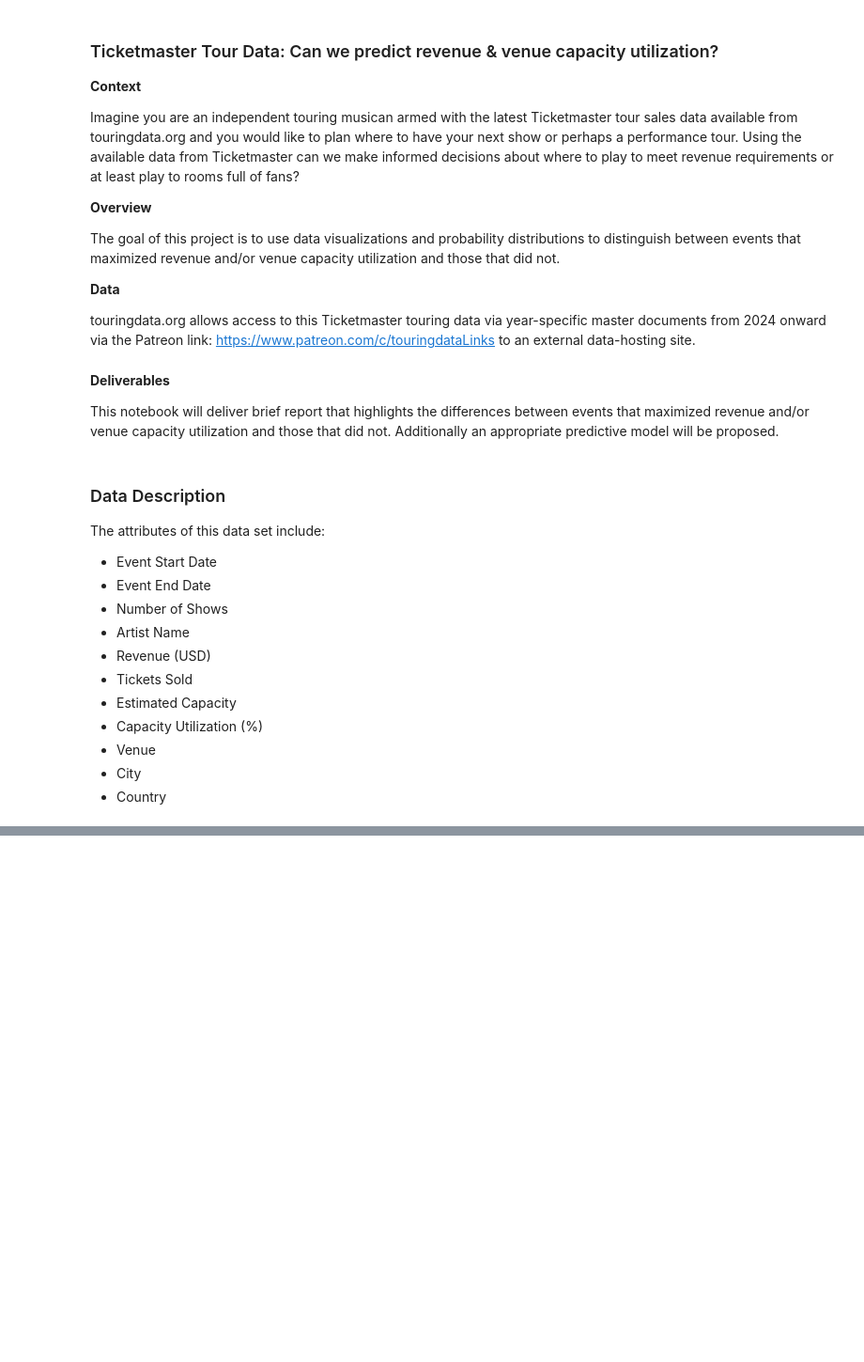
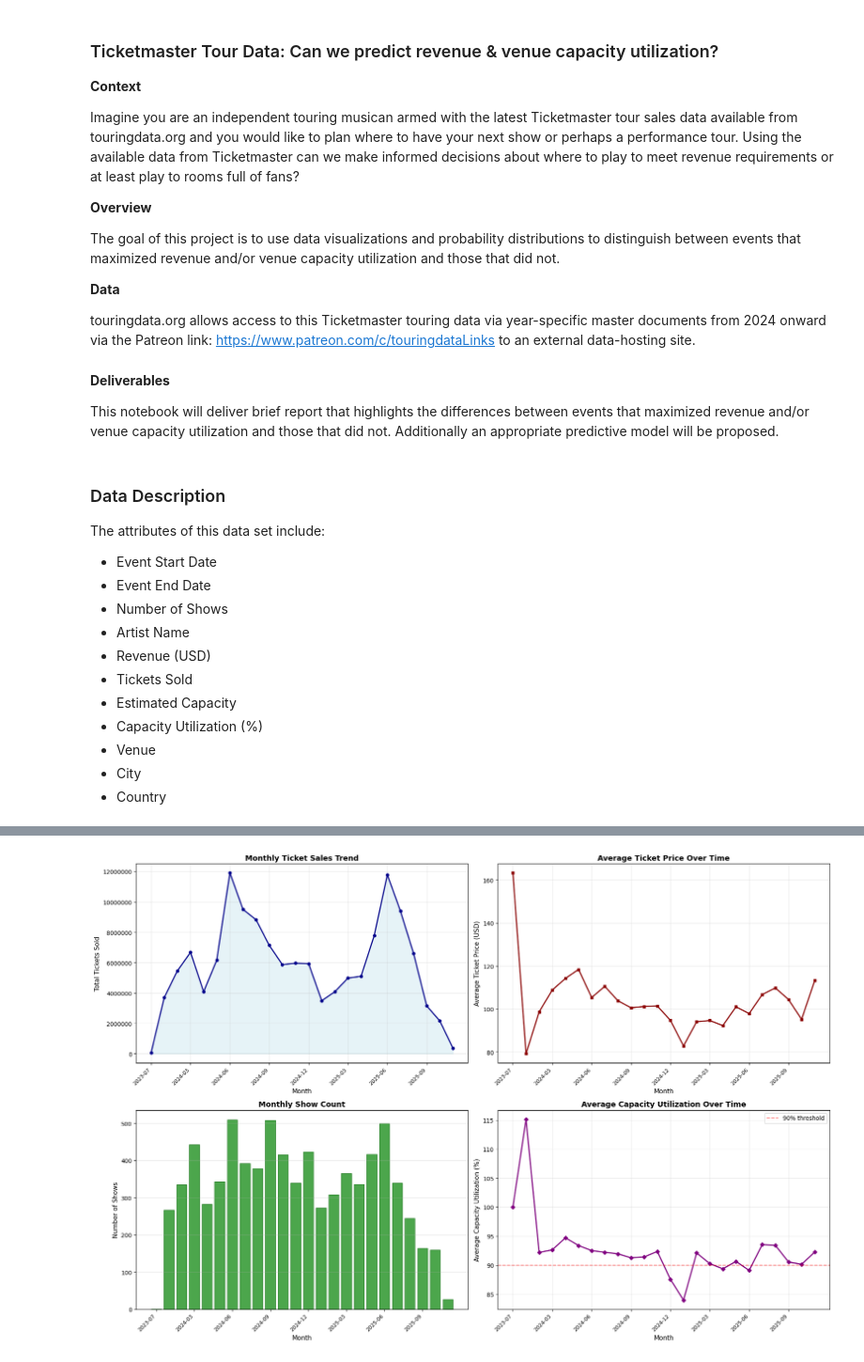
Before and after one commit to cheeseinvert/tour-data-eda, a Jupyter notebook: prompt_IV.ipynb, the cells around one changed output, grey strips where cells are left out. Shown at 94% size. Saved outputs shown, nothing was run; the diff lists cells and outputs as text; code cells hidden in the pictures; blank space fills up the shorter version.

Commit message:
add images, data updated notebook with EDA and initial models

```diff
--- a/prompt_IV.ipynb
+++ b/prompt_IV.ipynb
@@ -147,0 +756,93 @@ except NameError:
+# %%
+# Create figure for time series analysis
+fig, axes = plt.subplots(2, 2, figsize=(18, 12))
+
+# 1. Monthly ticket sales
+monthly_tickets = df.groupby(df['Event Date'].dt.to_period('M'))['Tickets Sold'].sum()
+monthly_tickets_df = monthly_tickets.to_frame().reset_index()
+monthly_tickets_df['Event Date'] = monthly_tickets_df['Event Date'].astype(str)
+
+axes[0, 0].plot(range(len(monthly_tickets_df)), monthly_tickets_df['Tickets Sold'],
+                marker='o', linewidth=2, markersize=5, color='darkblue')
+axes[0, 0].fill_between(range(len(monthly_tickets_df)), monthly_tickets_df['Tickets Sold'],
+                         alpha=0.3, color='lightblue')
+axes[0, 0].set_xlabel('Month', fontsize=11)
+axes[0, 0].set_ylabel('Total Tickets Sold', fontsize=11)
+axes[0, 0].set_title('Monthly Ticket Sales Trend', fontsize=13, fontweight='bold')
+axes[0, 0].grid(True, alpha=0.3)
+step = max(1, len(monthly_tickets_df) // 8)
+axes[0, 0].set_xticks(range(0, len(monthly_tickets_df), step))
+axes[0, 0].set_xticklabels(monthly_tickets_df['Event Date'].iloc[::step], rotation=45, ha='right', fontsize=9)
+axes[0, 0].ticklabel_format(style='plain', axis='y')
+
+# 2. Average ticket price over time
+monthly_avg_price = df.groupby(df['Event Date'].dt.to_period('M'))['Avg Ticket Price'].mean()
+monthly_price_df = monthly_avg_price.to_frame().reset_index()
+monthly_price_df['Event Date'] = monthly_price_df['Event Date'].astype(str)
+
+axes[0, 1].plot(range(len(monthly_price_df)), monthly_price_df['Avg Ticket Price'],
+                marker='s', linewidth=2, markersize=5, color='darkred')
+axes[0, 1].set_xlabel('Month', fontsize=11)
+axes[0, 1].set_ylabel('Average Ticket Price (USD)', fontsize=11)
+axes[0, 1].set_title('Average Ticket Price Over Time', fontsize=13, fontweight='bold')
+axes[0, 1].grid(True, alpha=0.3)
+axes[0, 1].set_xticks(range(0, len(monthly_price_df), step))
+axes[0, 1].set_xticklabels(monthly_price_df['Event Date'].iloc[::step], rotation=45, ha='right', fontsize=9)
+
+# 3. Number of shows per month
+monthly_shows = df.groupby(df['Event Date'].dt.to_period('M')).size()
+monthly_shows_df = monthly_shows.to_frame(name='Shows').reset_index()
+monthly_shows_df['Event Date'] = monthly_shows_df['Event Date'].astype(str)
+
+axes[1, 0].bar(range(len(monthly_shows_df)), monthly_shows_df['Shows'],
+               color='green', alpha=0.7, edgecolor='darkgreen')
+axes[1, 0].set_xlabel('Month', fontsize=11)
+axes[1, 0].set_ylabel('Number of Shows', fontsize=11)
+axes[1, 0].set_title('Monthly Show Count', fontsize=13, fontweight='bold')
+axes[1, 0].grid(True, alpha=0.3, axis='y')
+axes[1, 0].set_xticks(range(0, len(monthly_shows_df), step))
+axes[1, 0].set_xticklabels(monthly_shows_df['Event Date'].iloc[::step], rotation=45, ha='right', fontsize=9)
+
+# 4. Average capacity utilization over time
+monthly_capacity = df.groupby(df['Event Date'].dt.to_period('M'))['%'].mean() * 100
+monthly_capacity_df = monthly_capacity.to_frame(name='Capacity %').reset_index()
+monthly_capacity_df['Event Date'] = monthly_capacity_df['Event Date'].astype(str)
+
+axes[1, 1].plot(range(len(monthly_capacity_df)), monthly_capacity_df['Capacity %'],
+                marker='D', linewidth=2, markersize=5, color='purple')
+axes[1, 1].axhline(y=90, color='r', linestyle='--', alpha=0.5, label='90% threshold')
+axes[1, 1].set_xlabel('Month', fontsize=11)
+axes[1, 1].set_ylabel('Average Capacity Utilization (%)', fontsize=11)
+axes[1, 1].set_title('Average Capacity Utilization Over Time', fontsize=13, fontweight='bold')
+axes[1, 1].grid(True, alpha=0.3)
+axes[1, 1].set_xticks(range(0, len(monthly_capacity_df), step))
+axes[1, 1].set_xticklabels(monthly_capacity_df['Event Date'].iloc[::step], rotation=45, ha='right', fontsize=9)
+axes[1, 1].legend()
+
+plt.tight_layout()
+plt.savefig(image_path + 'time_series_analysis.png', dpi=300, bbox_inches='tight')
+
+# Create a heatmap for genre/region analysis
+fig, ax = plt.subplots(figsize=(14, 8))
+
+# Top countries and top artists cross-tabulation
+top_countries = df['Country'].value_counts().head(10).index
+top_artists = df.groupby('Artist')['Revenue (USD)'].sum().sort_values(ascending=False).head(15).index
+
+# Create cross-tab
+ct = pd.crosstab(
+    df[df['Artist'].isin(top_artists)]['Artist'],
+    df[df['Artist'].isin(top_artists)]['Country']
+)
+ct = ct[top_countries]
+
+sns.heatmap(ct, annot=True, fmt='d', cmap='YlOrRd', ax=ax, cbar_kws={'label': 'Number of Shows'})
+ax.set_title('Top 15 Artists: Show Count by Country', fontsize=14, fontweight='bold', pad=20)
+ax.set_xlabel('Country', fontsize=12)
+ax.set_ylabel('Artist', fontsize=12)
+plt.xticks(rotation=45, ha='right')
+plt.yticks(rotation=0)
+plt.tight_layout()
+plt.savefig(image_path + 'artist_country_heatmap.png', dpi=300, bbox_inches='tight')
+# %% [output]
+[figure, added]
```
Also changed, not shown: parts of 39 cells of this notebook, 28 other files.
